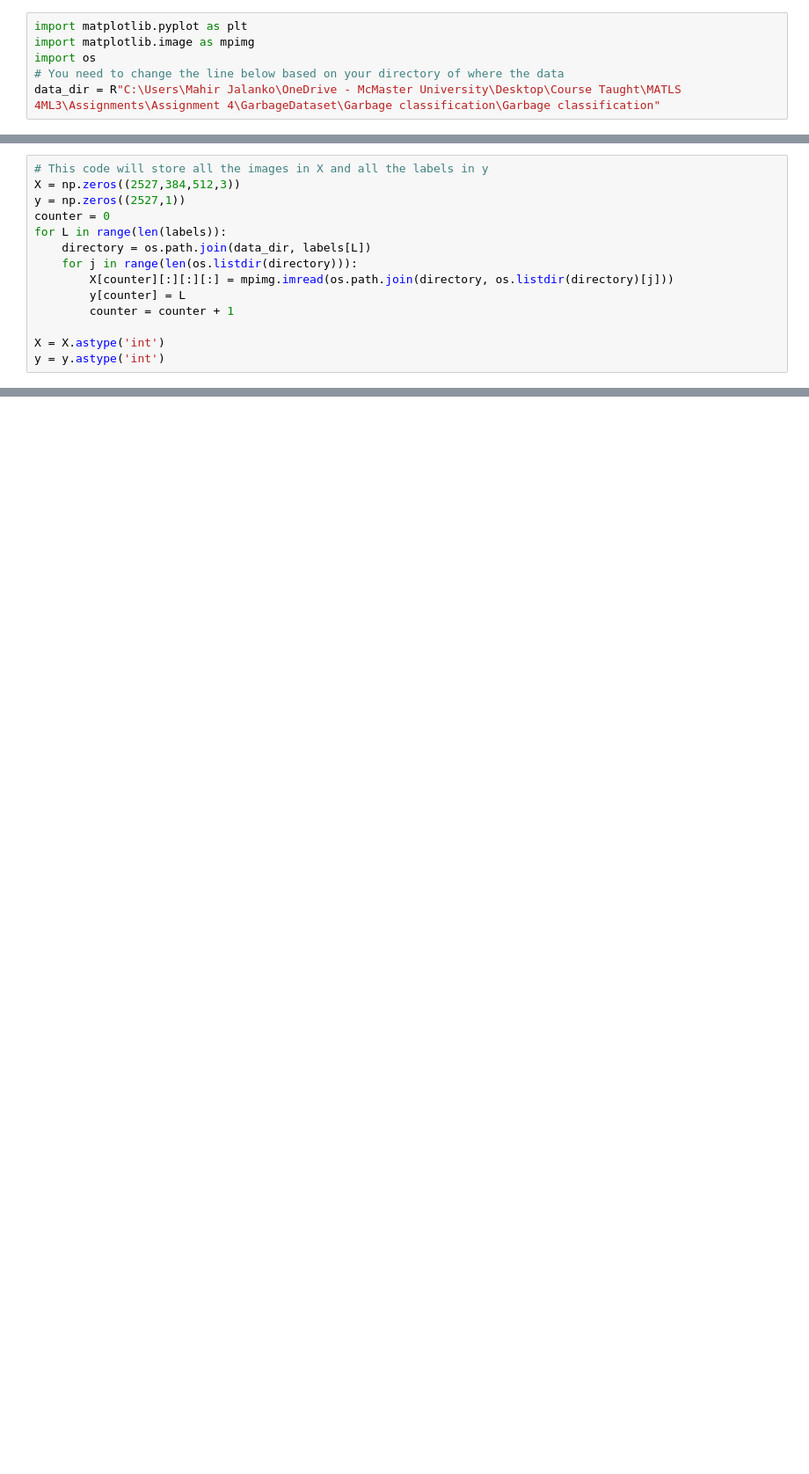
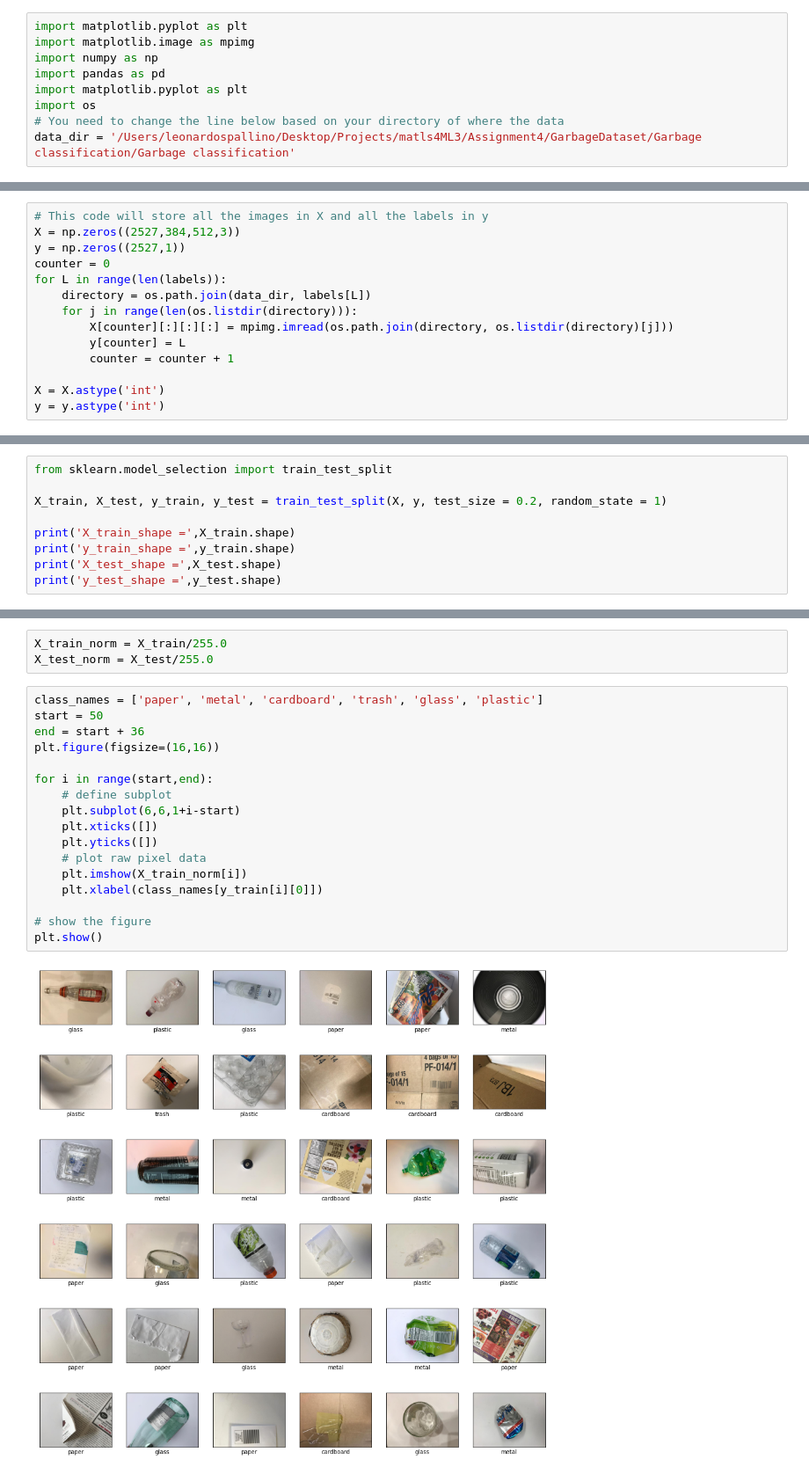
Before and after one commit to pheonixmaster99/Assignment4, a Jupyter notebook: Assignment4.ipynb, the cells around one changed output, grey strips where cells are left out. Shown at 88% size. Cells and saved outputs as stored; diff of their text form; blank space fills up the shorter version.

```diff
--- a/Assignment4.ipynb
+++ b/Assignment4.ipynb
@@ -284,9 +284,12 @@ Test MSE: 0.006577504433403098
 # %%
 import matplotlib.pyplot as plt
 import matplotlib.image as mpimg
+import numpy as np
+import pandas as pd
+import matplotlib.pyplot as plt
 import os
 # You need to change the line below based on your directory of where the data
-data_dir = R"C:\Users\Mahir Jalanko\OneDrive - McMaster University\Desktop\Course Taught\MATLS 4ML3\Assignments\Assignment 4\GarbageDataset\Garbage classification\Garbage classification"
+data_dir = '/Users/leonardospallino/Desktop/Projects/matls4ML3/Assignment4/GarbageDataset/Garbage classification/Garbage classification'
 # %%
 # this code will look into the name of files in that directory (the name of classes)
 labels = os.listdir(data_dir)
@@ -312,0 +333,9 @@ y = y.astype('int')
+# %%
+from sklearn.model_selection import train_test_split
+
+X_train, X_test, y_train, y_test = train_test_split(X, y, test_size = 0.2, random_state = 1)
+
+print('X_train_shape =',X_train.shape)
+print('y_train_shape =',y_train.shape)
+print('X_test_shape =',X_test.shape)
+print('y_test_shape =',y_test.shape)
@@ -312,0 +347,22 @@ y = y.astype('int')
+# %%
+X_train_norm = X_train/255.0
+X_test_norm = X_test/255.0
+# %%
+class_names = ['paper', 'metal', 'cardboard', 'trash', 'glass', 'plastic']
+start = 50
+end = start + 36
+plt.figure(figsize=(16,16))
+
+for i in range(start,end):
+    # define subplot
+    plt.subplot(6,6,1+i-start)
+    plt.xticks([])
+    plt.yticks([])
+    # plot raw pixel data
+    plt.imshow(X_train_norm[i])
+    plt.xlabel(class_names[y_train[i][0]])
+
+# show the figure
+plt.show()
+# %% [output]
+[figure, added]
```
Also changed, not shown: parts of 22 cells of this notebook, 1 other file.
